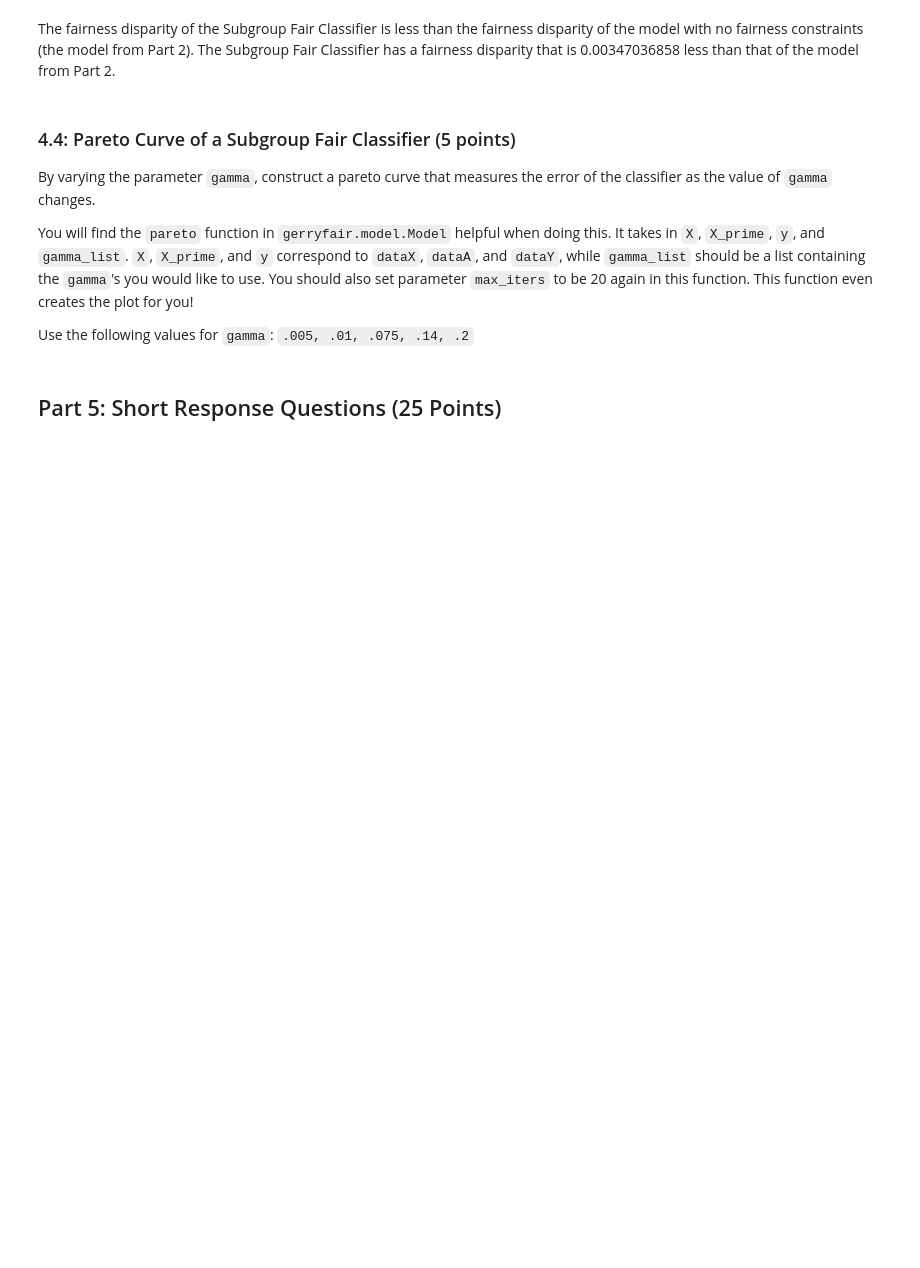
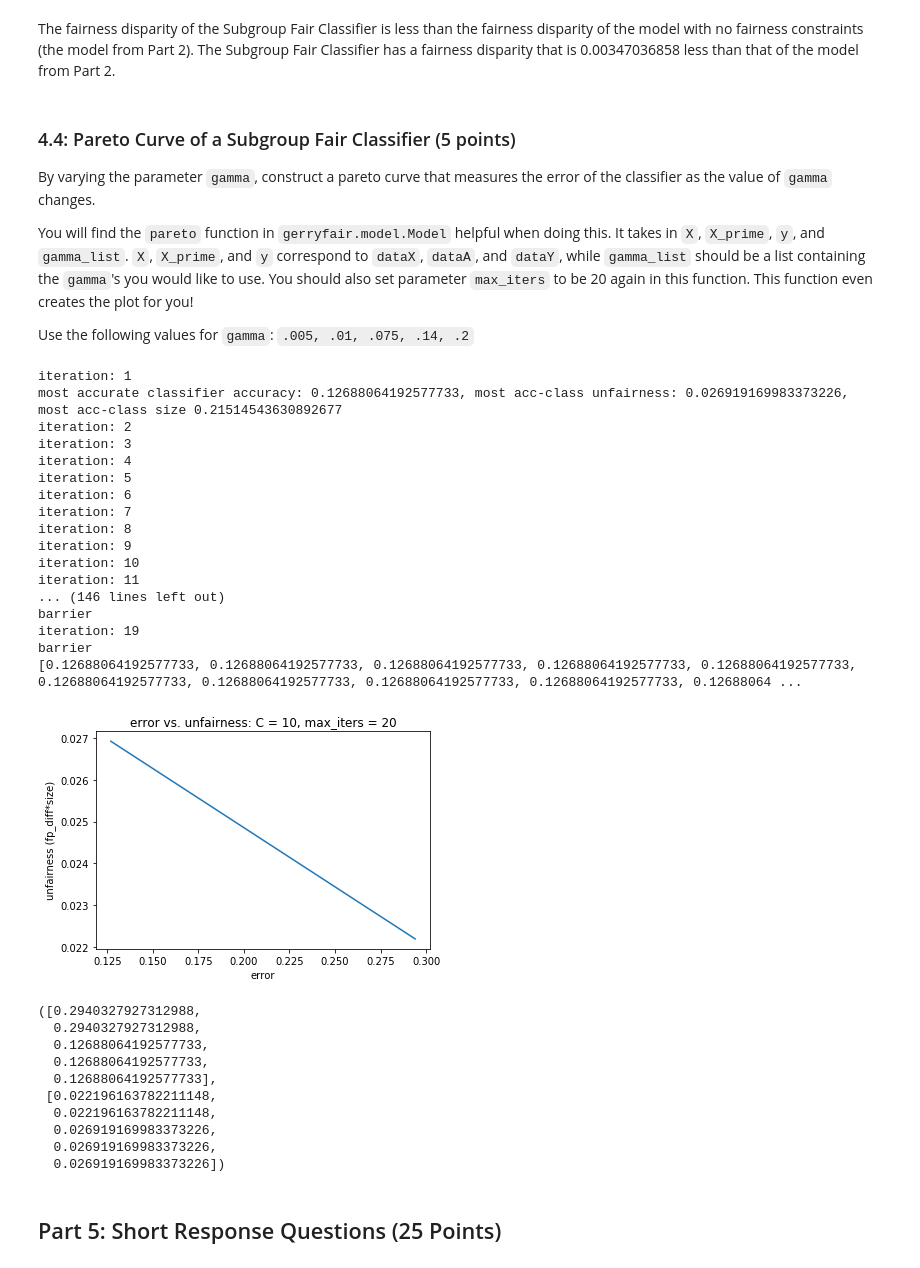
Before and after one commit to sophia-grace/Algorithmic-Fairness, a Jupyter notebook: Homework 3.ipynb, the cells around one changed output. Saved outputs shown, nothing was run; the diff lists cells and outputs as text; code cells hidden in the pictures; blank space fills up the shorter version.

```diff
--- a/Homework 3.ipynb
+++ b/Homework 3.ipynb
@@ -544,11 +546,40 @@ You will find the `pareto` function in `gerryfair.model.Model` helpful when doin
 Use the following values for `gamma`: `.005, .01, .075, .14, .2`
 # %%
 ## YOUR CODE HERE
+import gerryfair.model
+
 gamma_values = [0.005, 0.01, 0.075, 0.14, 0.2]
 model = gerryfair.model.Model()
-max_iters = 20
-model.set_options(max_iters=max_iters)
 model.pareto(dataX, dataA, dataY_series, gamma_values, max_iters=20)
+# %% [output]
+iteration: 1
+most accurate classifier accuracy: 0.12688064192577733, most acc-class unfairness: 0.026919169983373226, most acc-class size 0.21514543630892677
+iteration: 2
+iteration: 3
+iteration: 4
+iteration: 5
+iteration: 6
+iteration: 7
+iteration: 8
+iteration: 9
+iteration: 10
+iteration: 11
+... (146 lines left out)
+barrier
+iteration: 19
+barrier
+[0.12688064192577733, 0.12688064192577733, 0.12688064192577733, 0.12688064192577733, 0.12688064192577733, 0.12688064192577733, 0.12688064192577733, 0.12688064192577733, 0.12688064192577733, 0.12688064 ...
+[figure, added]
+([0.2940327927312988,
+  0.2940327927312988,
+  0.12688064192577733,
+  0.12688064192577733,
+  0.12688064192577733],
+ [0.022196163782211148,
+  0.022196163782211148,
+  0.026919169983373226,
+  0.026919169983373226,
+  0.026919169983373226])
 # %% [markdown]
 ## Part 5: Short Response Questions (25 Points)
 # %% [markdown]
```
Also changed, not shown: parts of 2 cells of this notebook.
